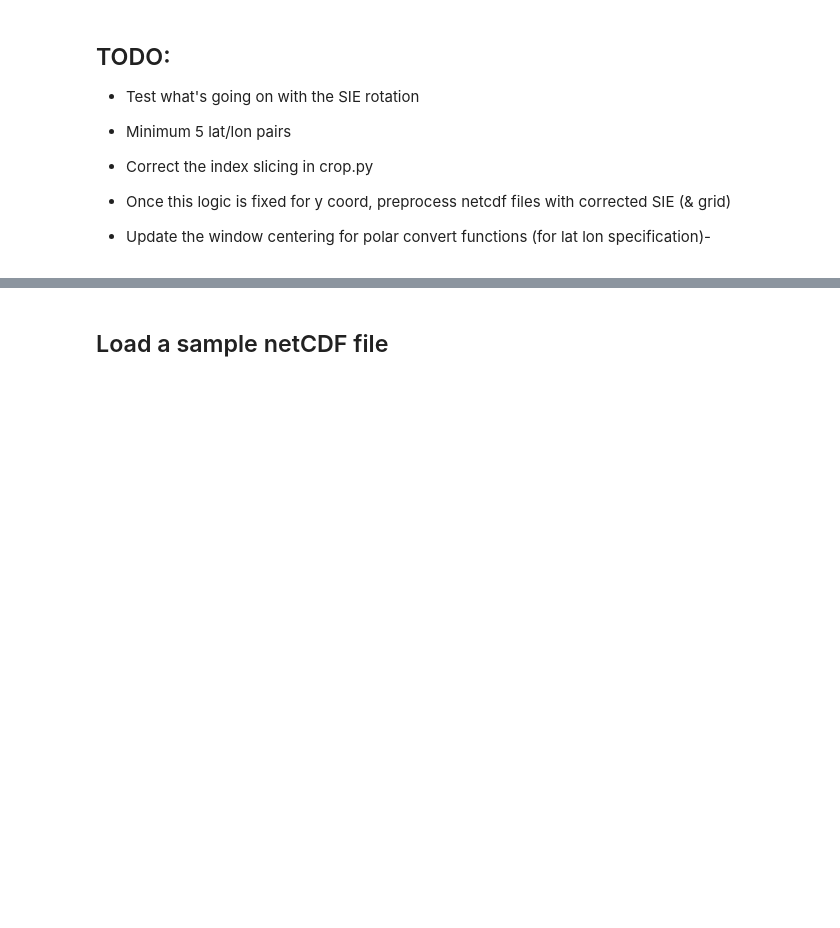
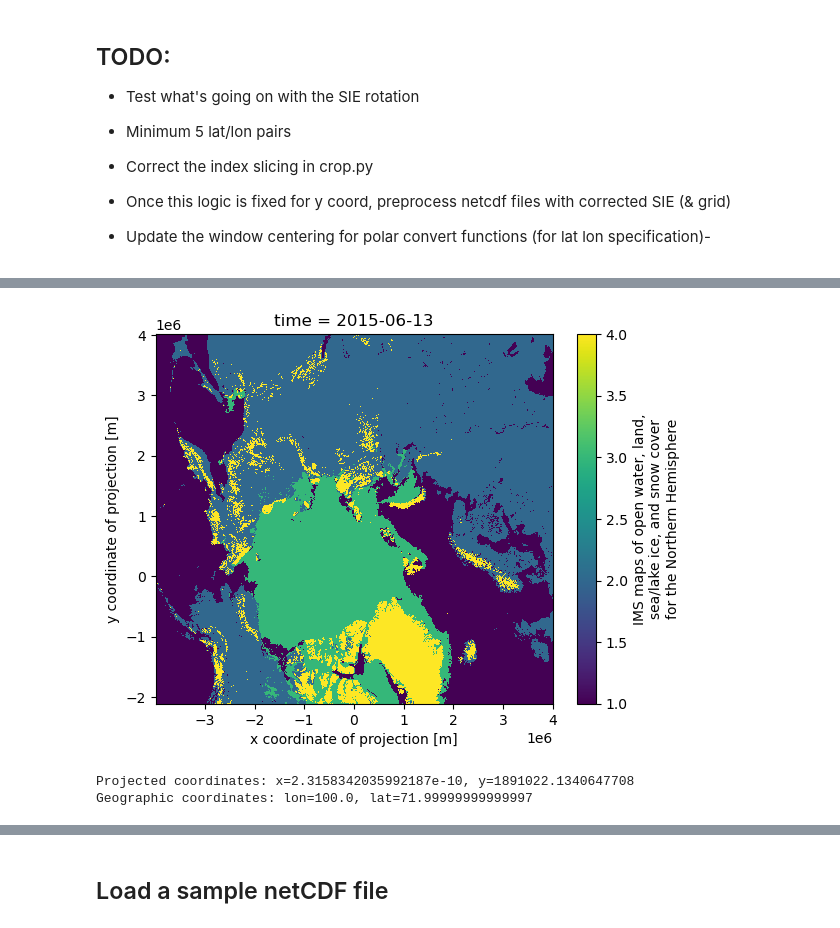
Before and after one commit to NOAA-HES-Capstone/icedyno, a Jupyter notebook: workspaces/julieanna/ims_latlong.ipynb, the cells around one changed output, grey strips where cells are left out. Cells and saved outputs as stored; diff of their text form; code cells hidden in the pictures; blank space fills up the shorter version.

```diff
--- a/workspaces/julieanna/ims_latlong.ipynb
+++ b/workspaces/julieanna/ims_latlong.ipynb
@@ -129,3 +144,8 @@ x_km, y_km = 865.3441049023625, -2377.513388277413
+# %%
+cropped_ds.IMS_Surface_Values.plot()
+plt.show()
+# %% [output]
+[figure, added]
 # %%
 x_coord = find_closest_index_in_grid(x_km * 1000, x_coords)
 y_coord = find_closest_index_in_grid(y_km * 1000, y_coords)
@@ -156,9 +176,9 @@ from pyproj import Proj, transform
 
 # Define the projection using the Proj4 string
 proj = Proj(
-    "+proj=stere +lat_0=90 +lat_ts=70 +lon_0=-80 +k=1 +x_0=0 +y_0=0 +a=6378137 +b=6356257 +units=m +no_defs",
+    "+proj=stere +lat_0=90 +lat_ts=60 +lon_0=-80 +k=1 +x_0=0 +y_0=0 +a=6378137 +b=6356257 +ellps=WGS84 +datum=WGS84 +units=m +no_defs",
 )
-lon, lat = -90, 70
+lon, lat = 100, 72
 
 # Convert geographic coordinates to projection coordinates (x, y)
 x, y = proj(lon, lat)
@@ -168,4 +188,7 @@ print(f"Projected coordinates: x={x}, y={y}")
 # To go the other way, from projection coordinates to geographic coordinates:
 lon, lat = proj(x, y, inverse=True)
 print(f"Geographic coordinates: lon={lon}, lat={lat}")
+# %% [output]
+Projected coordinates: x=2.3158342035992187e-10, y=1891022.1340647708
+Geographic coordinates: lon=100.0, lat=71.99999999999997
 # %%
```
Also changed, not shown: parts of 5 cells of this notebook.
